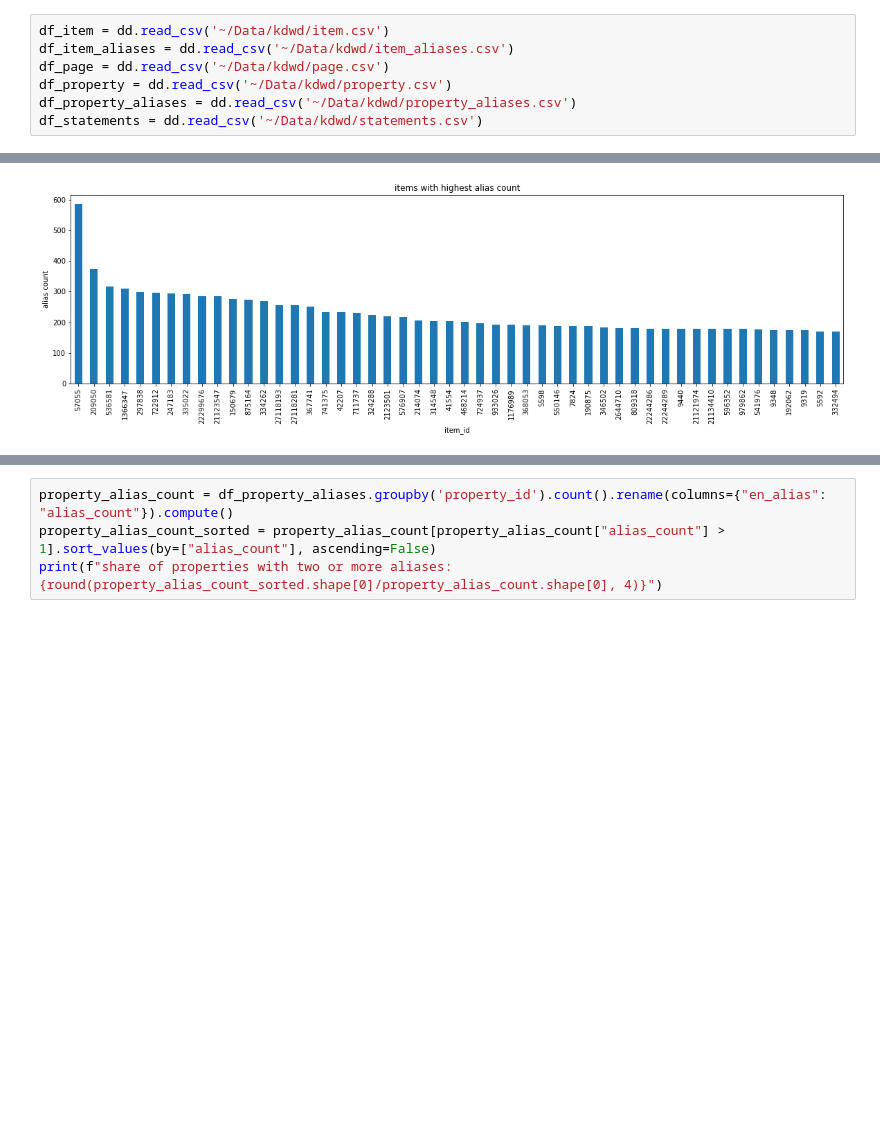
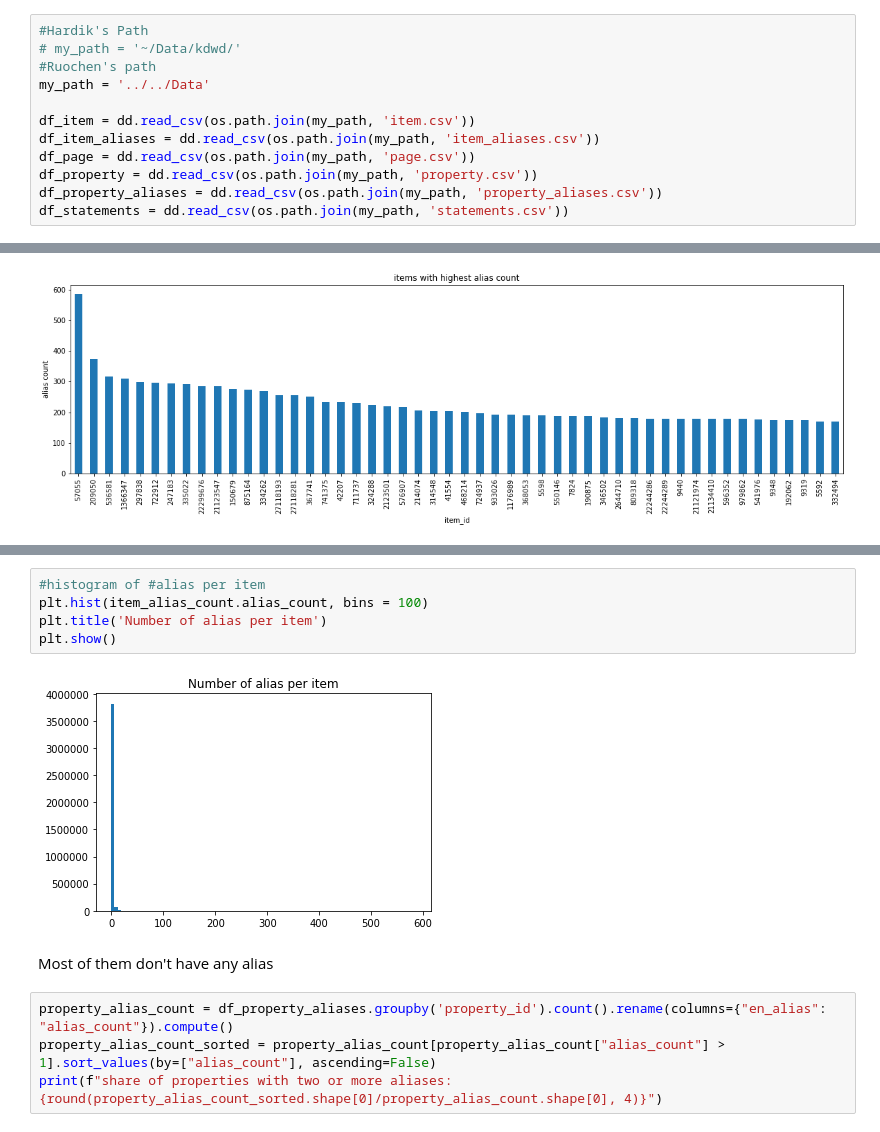
Before and after one commit to TheDigitalFrontier/entity-disambiguation, a Jupyter notebook: EDA/KDWD_EDA.ipynb, the cells around one changed output, grey strips where cells are left out. Drawn from its saved outputs; the diff is of its cells as text; blank space fills up the shorter version.

Commit message:
Update KDWD_EDA.ipynb
Added EDA

```diff
--- a/EDA/KDWD_EDA.ipynb
+++ b/EDA/KDWD_EDA.ipynb
@@ -46,12 +47,17 @@ import matplotlib.pyplot as plt
 # %% [markdown]
 ## Importing data
 # %%
-df_item = dd.read_csv('~/Data/kdwd/item.csv')
-df_item_aliases = dd.read_csv('~/Data/kdwd/item_aliases.csv')
-df_page = dd.read_csv('~/Data/kdwd/page.csv')
-df_property = dd.read_csv('~/Data/kdwd/property.csv')
-df_property_aliases = dd.read_csv('~/Data/kdwd/property_aliases.csv')
-df_statements = dd.read_csv('~/Data/kdwd/statements.csv')
+#Hardik's Path
+# my_path = '~/Data/kdwd/'
+#Ruochen's path
+my_path = '../../Data'
+
+df_item = dd.read_csv(os.path.join(my_path, 'item.csv'))
+df_item_aliases = dd.read_csv(os.path.join(my_path, 'item_aliases.csv'))
+df_page = dd.read_csv(os.path.join(my_path, 'page.csv'))
+df_property = dd.read_csv(os.path.join(my_path, 'property.csv'))
+df_property_aliases = dd.read_csv(os.path.join(my_path, 'property_aliases.csv'))
+df_statements = dd.read_csv(os.path.join(my_path, 'statements.csv'))
 # %%
 print(f"num rows: {df_item.shape[0].compute()}")
 print(f"list of columns: {list(df_item.columns)}")
@@ -149,3 +161,12 @@ plt.show()
+# %%
+#histogram of #alias per item
+plt.hist(item_alias_count.alias_count, bins = 100)
+plt.title('Number of alias per item')
+plt.show()
+# %% [output]
+[figure, added]
+# %% [markdown]
+Most of them don't have any alias
 # %%
 property_alias_count = df_property_aliases.groupby('property_id').count().rename(columns={"en_alias": "alias_count"}).compute()
 property_alias_count_sorted = property_alias_count[property_alias_count["alias_count"] > 1].sort_values(by=["alias_count"], ascending=False)
```
Also changed, not shown: parts of 15 cells of this notebook.
